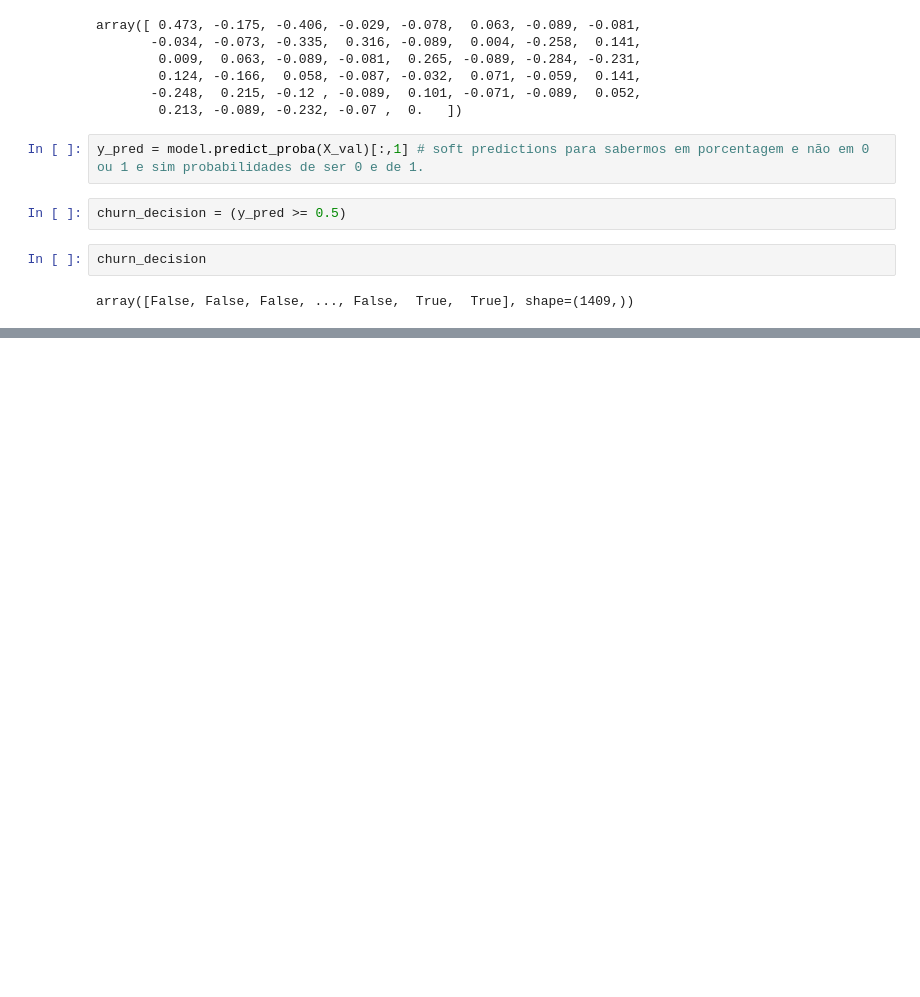
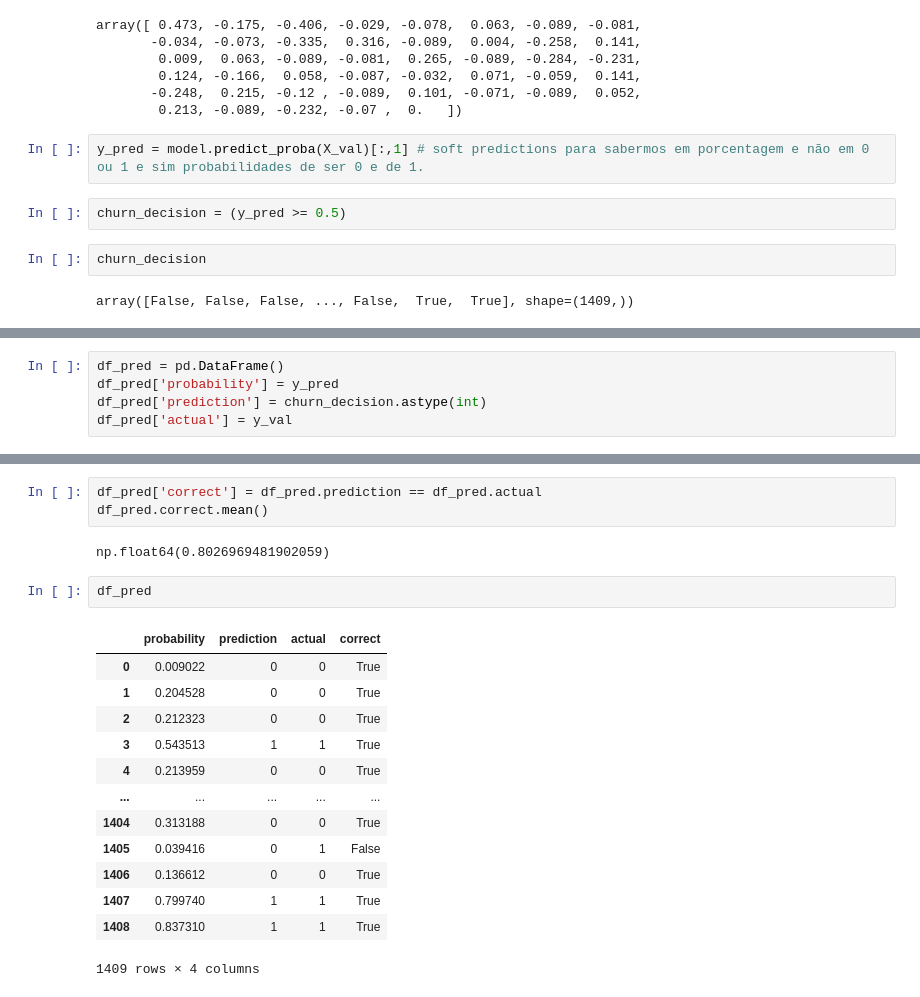
Before and after one commit to carlosr2000/MLZoomCampCarlos2026, a Jupyter notebook: ML Zoomcamp/3 - Classificação/Anotações.ipynb, the cells around one changed output, grey strips where cells are left out. Drawn from its saved outputs; the diff is of its cells as text; blank space fills up the shorter version.

```diff
--- a/ML Zoomcamp/3 - Classificação/Anotações.ipynb
+++ b/ML Zoomcamp/3 - Classificação/Anotações.ipynb
@@ -504,3 +504,8 @@ df_val[churn_decision].customerid
 1407    6521-YYTYI
 1408    3049-SOLAY
 Name: customerid, Length: 312, dtype: str
+# %%
+df_pred = pd.DataFrame()
+df_pred['probability'] = y_pred
+df_pred['prediction'] = churn_decision.astype(int)
+df_pred['actual'] = y_val
@@ -506,0 +528,21 @@ Name: customerid, Length: 312, dtype: str
+# %%
+df_pred['correct'] = df_pred.prediction == df_pred.actual
+df_pred.correct.mean()
+# %% [output]
+np.float64(0.8026969481902059)
+# %%
+df_pred
+# %% [output]
+|  | probability | prediction | actual | correct |
+| 0 | 0.009022 | 0 | 0 | True |
+| 1 | 0.204528 | 0 | 0 | True |
+| 2 | 0.212323 | 0 | 0 | True |
+| 3 | 0.543513 | 1 | 1 | True |
+| 4 | 0.213959 | 0 | 0 | True |
+| ... | ... | ... | ... | ... |
+| 1404 | 0.313188 | 0 | 0 | True |
+| 1405 | 0.039416 | 0 | 1 | False |
+| 1406 | 0.136612 | 0 | 0 | True |
+| 1407 | 0.799740 | 1 | 1 | True |
+| 1408 | 0.837310 | 1 | 1 | True |
+1409 rows × 4 columns
```
Also changed, not shown: parts of 13 cells of this notebook, 3 other files.
